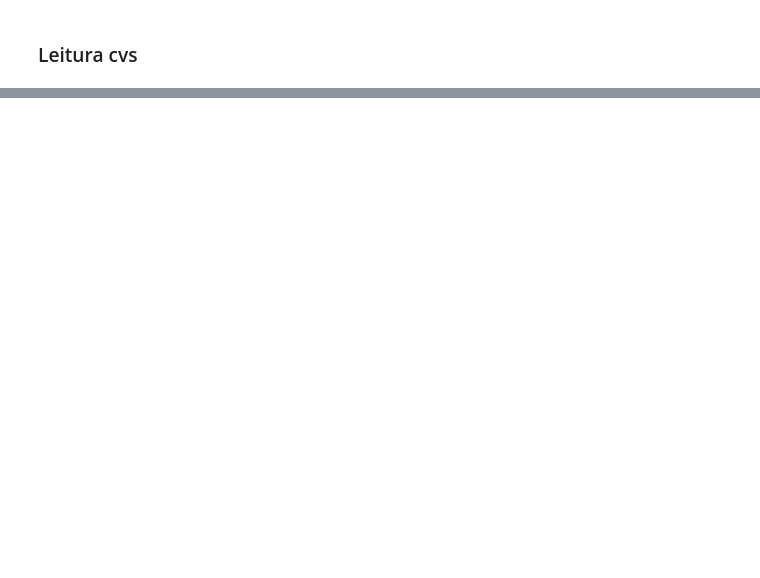
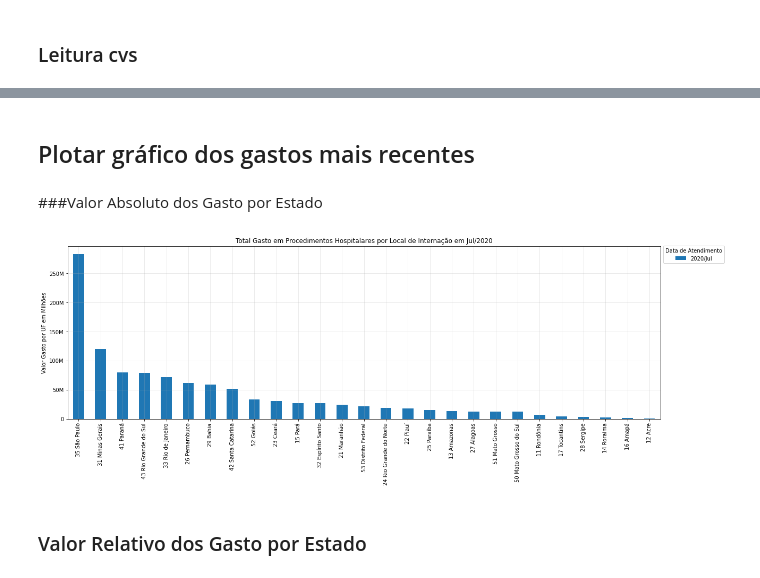
Before and after one commit to carollimaxp/data_science_alura, a Jupyter notebook: DS_Bootcamp_Módulo_2.ipynb, the cells around one changed output, grey strips where cells are left out. Saved outputs shown, nothing was run; the diff lists cells and outputs as text; code cells hidden in the pictures; blank space fills up the shorter version.

```diff
--- a/DS_Bootcamp_Módulo_2.ipynb
+++ b/DS_Bootcamp_Módulo_2.ipynb
@@ -69,0 +107,2 @@ dados.head()
+# %%
+usaveis = usaveis.set_index("Unidade da Federação")
@@ -69,0 +111,3 @@ dados.head()
+# %%
+ordenado_por_total = usaveis.sort_values("Total", ascending=False)
+ordenado_por_total.head(2)
@@ -69,0 +122,4 @@ dados.head()
+# %%
+# selecionando o mês mais recente
+mes_mais_recente = ordenado_por_total.columns[-2]
+mes_mais_recente
@@ -69,0 +130,5 @@ dados.head()
+# %%
+## retornando os gastos, por Estado, do ultimo mes
+gastos_mes_mais_recente = ordenado_por_total[mes_mais_recente]
+gastos_mes_mais_recente = gastos_mes_mais_recente.sort_values(ascending=False)
+gastos_mes_mais_recente.head()
@@ -69,0 +143,17 @@ dados.head()
+# %% [markdown]
+## Plotar gráfico dos gastos mais recentes
+# %% [markdown]
+###Valor Absoluto dos Gasto por Estado
+# %%
+ax = gastos_mes_mais_recente.plot(x = "Unidade da Federação", y = '2020/Jul', kind = "bar", figsize = (20,6))
+ax.yaxis.set_major_formatter(ticker.FuncFormatter(reformat_large_tick_values))
+plt.title("Total Gasto em Procedimentos Hospitalares por Local de Internação em Jul/2020")
+plt.legend(title='Data de Atendimento', bbox_to_anchor=(1, 1.017), loc='upper left')
+plt.xlabel('')
+plt.ylabel("Valor Gasto por UF em Milhões")
+plt.grid(True, alpha = 0.3)
+plt.show()
+# %% [output]
+[figure, added]
+# %% [markdown]
+### Valor Relativo dos Gasto por Estado
```
Also changed, not shown: parts of 58 cells of this notebook.
